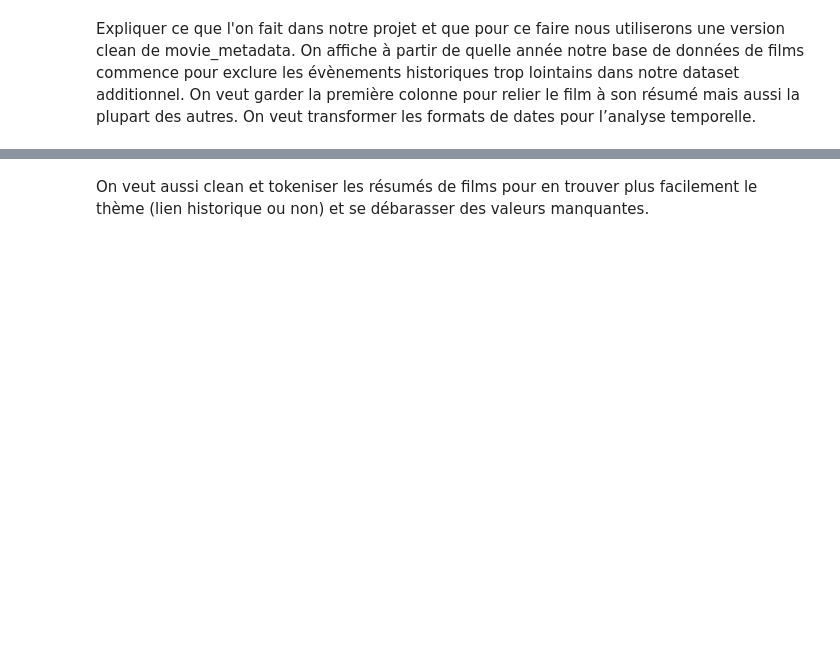
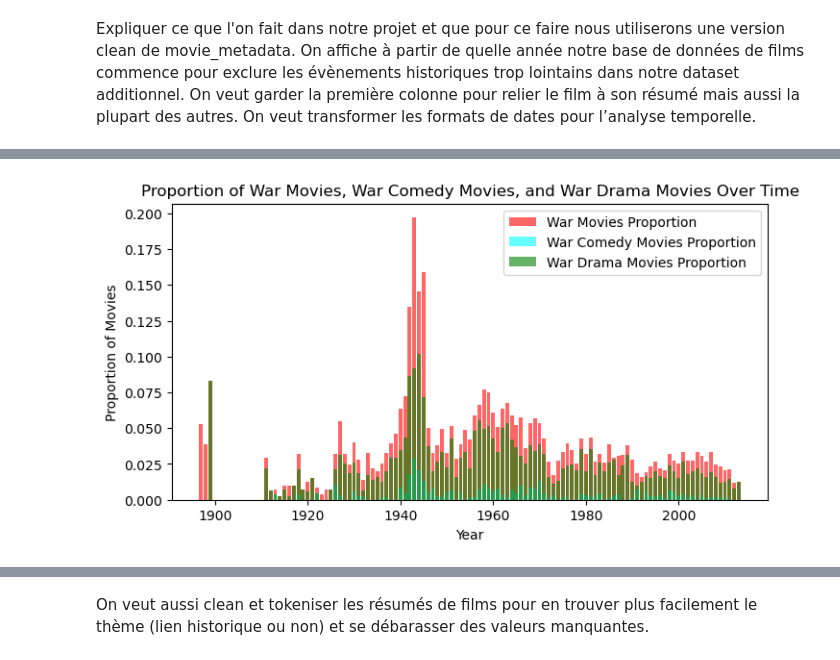
Before and after one commit to epfl-ada/ada-2024-project-nostringsadached, a Jupyter notebook: results.ipynb, the cells around one changed output, grey strips where cells are left out. Saved outputs shown, nothing was run; the diff lists cells and outputs as text; code cells hidden in the pictures; blank space fills up the shorter version.

```diff
--- a/results.ipynb
+++ b/results.ipynb
@@ -50,0 +109,18 @@ print(cleaned_movies_data.head())
+# %%
+# Calculate the proportion of each category of movie per year
+war_movies_proportion = war_movies_per_year / total_movies_per_year
+war_comedy_movies_proportion = war_comedy_movies_per_year / total_movies_per_year
+war_drama_movies_proportion = war_drama_movies_per_year / total_movies_per_year
+
+plt.figure(figsize=(8, 4))
+plt.bar(war_movies_proportion.index, war_movies_proportion.values, label='War Movies Proportion', color='red', alpha=0.6)
+plt.bar(war_comedy_movies_proportion.index, war_comedy_movies_proportion.values, label='War Comedy Movies Proportion', color='cyan', alpha=0.6)
+plt.bar(war_drama_movies_proportion.index, war_drama_movies_proportion.values, label='War Drama Movies Proportion', color='green', alpha=0.6)
+
+plt.xlabel('Year')
+plt.ylabel('Proportion of Movies')
+plt.title('Proportion of War Movies, War Comedy Movies, and War Drama Movies Over Time')
+plt.legend(loc='upper right')
+plt.show()
+# %% [output]
+[figure, added]
```
Also changed, not shown: parts of 33 cells of this notebook, 3 other files.
